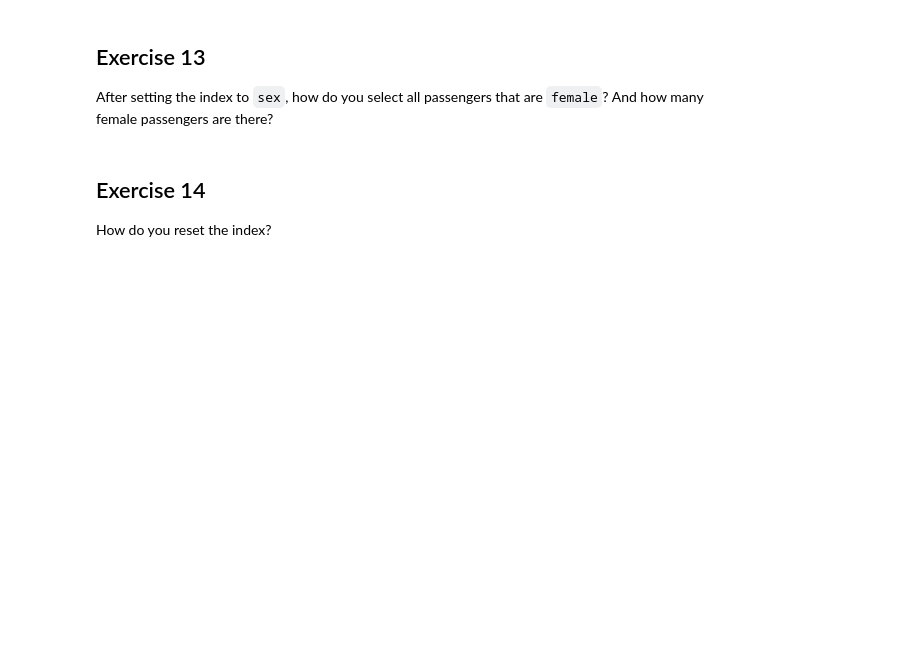
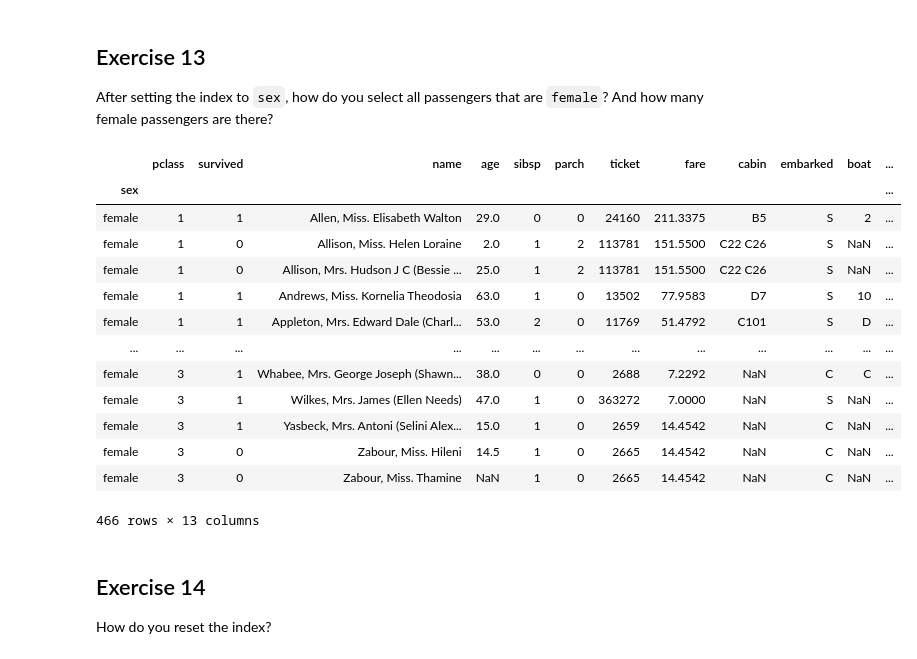
Before and after one commit to 2019-winter/lab-1-maxwell9999, a Jupyter notebook: labs/Lab 1 - Python and NumPy.ipynb, the cells around one changed output. Cells and saved outputs as stored; diff of their text form; code cells hidden in the pictures; blank space fills up the shorter version.

```diff
--- a/labs/Lab 1 - Python and NumPy.ipynb
+++ b/labs/Lab 1 - Python and NumPy.ipynb
@@ -190,6 +235,23 @@ After setting the index to ``sex``, how do you select all passengers that are ``
 # %%
 ## YOUR SOLUTION HERE
 titanic_df.set_index('sex',inplace=True)
+# %%
+titanic_df.loc["female"]
+# %% [output]
+|  | pclass | survived | name | age | sibsp | parch | ticket | fare | cabin | embarked | boat | ... |
+| sex |  |  |  |  |  |  |  |  |  |  |  | ... |
+| female | 1 | 1 | Allen, Miss. Elisabeth Walton | 29.0 | 0 | 0 | 24160 | 211.3375 | B5 | S | 2 | ... |
+| female | 1 | 0 | Allison, Miss. Helen Loraine | 2.0 | 1 | 2 | 113781 | 151.5500 | C22 C26 | S | NaN | ... |
+| female | 1 | 0 | Allison, Mrs. Hudson J C (Bessie ... | 25.0 | 1 | 2 | 113781 | 151.5500 | C22 C26 | S | NaN | ... |
+| female | 1 | 1 | Andrews, Miss. Kornelia Theodosia | 63.0 | 1 | 0 | 13502 | 77.9583 | D7 | S | 10 | ... |
+| female | 1 | 1 | Appleton, Mrs. Edward Dale (Charl... | 53.0 | 2 | 0 | 11769 | 51.4792 | C101 | S | D | ... |
+| ... | ... | ... | ... | ... | ... | ... | ... | ... | ... | ... | ... | ... |
+| female | 3 | 1 | Whabee, Mrs. George Joseph (Shawn... | 38.0 | 0 | 0 | 2688 | 7.2292 | NaN | C | C | ... |
+| female | 3 | 1 | Wilkes, Mrs. James (Ellen Needs) | 47.0 | 1 | 0 | 363272 | 7.0000 | NaN | S | NaN | ... |
+| female | 3 | 1 | Yasbeck, Mrs. Antoni (Selini Alex... | 15.0 | 1 | 0 | 2659 | 14.4542 | NaN | C | NaN | ... |
+| female | 3 | 0 | Zabour, Miss. Hileni | 14.5 | 1 | 0 | 2665 | 14.4542 | NaN | C | NaN | ... |
+| female | 3 | 0 | Zabour, Miss. Thamine | NaN | 1 | 0 | 2665 | 14.4542 | NaN | C | NaN | ... |
+466 rows × 13 columns
 # %% [markdown]
 ## Exercise 14
 How do you reset the index?
```
Also changed, not shown: parts of 17 cells of this notebook, 1 other file.
